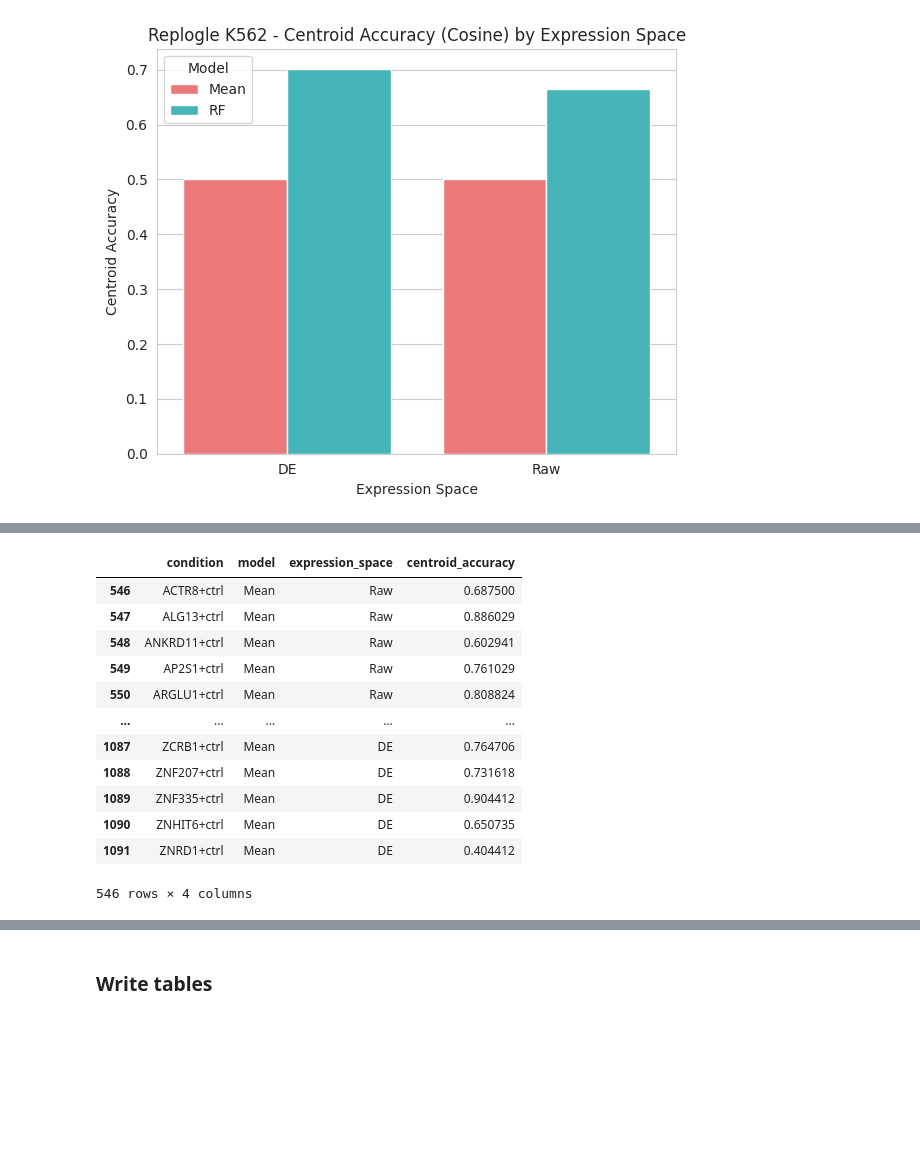
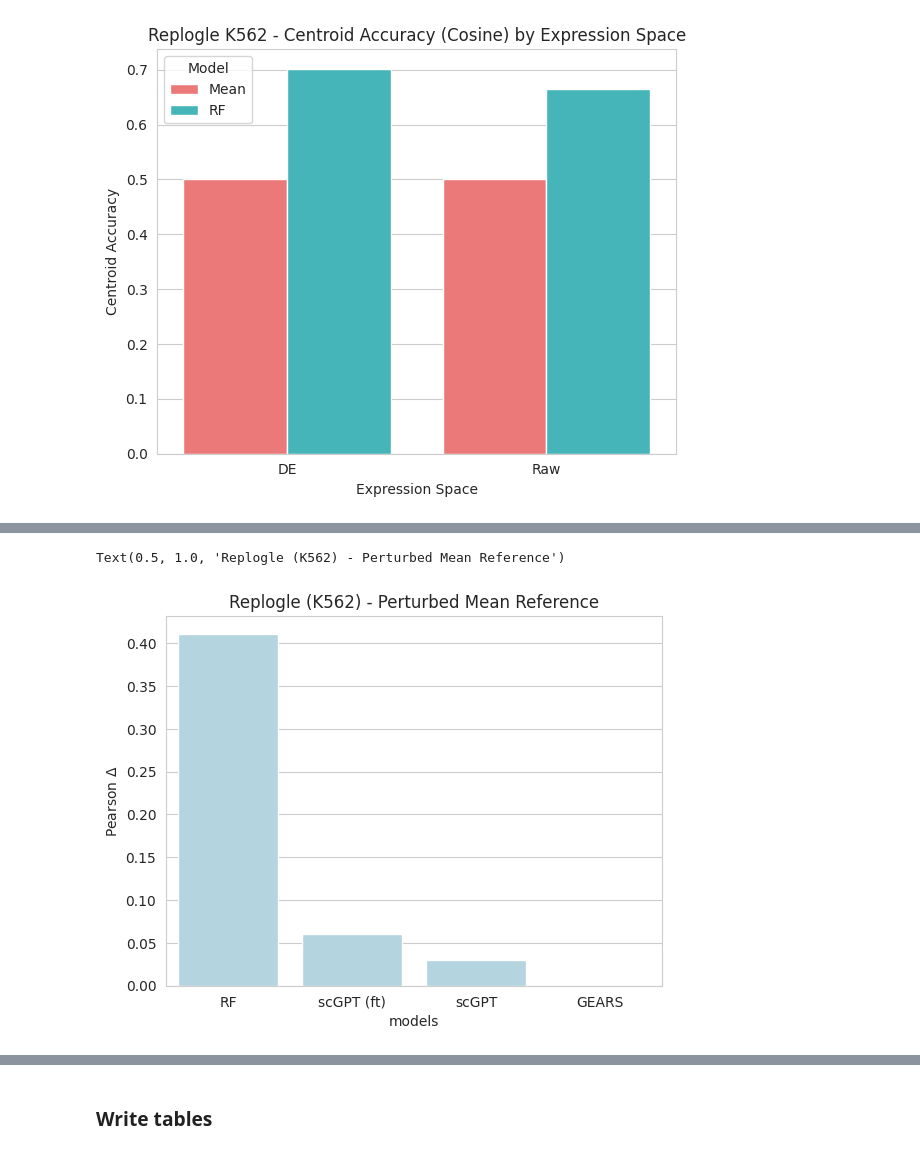
Before and after one commit to turbine-ai/PerturbSeqPredBenchmark, a Jupyter notebook: notebooks/bulk_model_Systema.ipynb, the cells around one changed output, grey strips where cells are left out. Saved outputs shown, nothing was run; the diff lists cells and outputs as text; code cells hidden in the pictures; blank space fills up the shorter version.

```diff
--- a/notebooks/bulk_model_Systema.ipynb
+++ b/notebooks/bulk_model_Systema.ipynb
@@ -1393,16 +1470,14 @@ centroid_acc_summary
-# %%
-centroid_acc_combined[centroid_acc_combined["model"] == "Mean"]
-# %% [output]
-|  | condition | model | expression_space | centroid_accuracy |
-| 546 | ACTR8+ctrl | Mean | Raw | 0.687500 |
-| 547 | ALG13+ctrl | Mean | Raw | 0.886029 |
-| 548 | ANKRD11+ctrl | Mean | Raw | 0.602941 |
-| 549 | AP2S1+ctrl | Mean | Raw | 0.761029 |
-| 550 | ARGLU1+ctrl | Mean | Raw | 0.808824 |
-| ... | ... | ... | ... | ... |
-| 1087 | ZCRB1+ctrl | Mean | DE | 0.764706 |
-| 1088 | ZNF207+ctrl | Mean | DE | 0.731618 |
-| 1089 | ZNF335+ctrl | Mean | DE | 0.904412 |
-| 1090 | ZNHIT6+ctrl | Mean | DE | 0.650735 |
-| 1091 | ZNRD1+ctrl | Mean | DE | 0.404412 |
-546 rows × 4 columns
+# %%
+rf_corr = corr_df[corr_df["model"] == "RF"]["pearson_delta"].mean()
+# %%
+pert_mean_ref_results = pd.DataFrame({
+    "models": ["RF", "scGPT (ft)", "scGPT", "GEARS"],
+    "pearson_delta": [rf_corr, 0.06, 0.03, 0.00]
+})
+# %%
+sns.barplot(x='models', y='pearson_delta', data=pert_mean_ref_results, color='lightblue')
+plt.ylabel(r"Pearson $\Delta$")
+plt.title("Replogle (K562) - Perturbed Mean Reference")
+# %% [output]
+Text(0.5, 1.0, 'Replogle (K562) - Perturbed Mean Reference')
+[figure, added]
```
Also changed, not shown: parts of 12 cells of this notebook.
